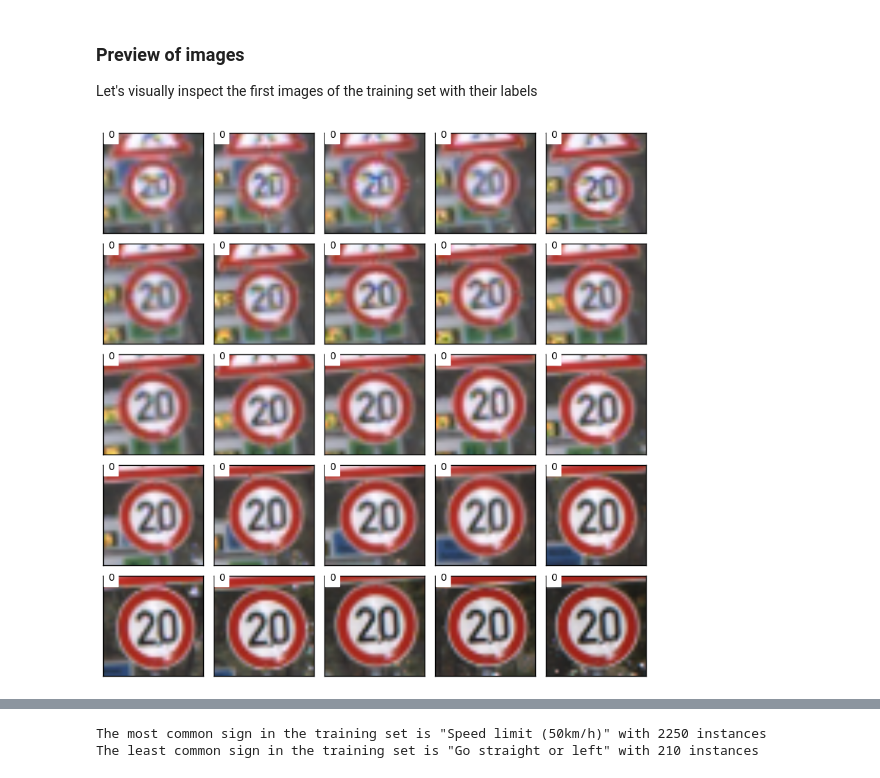
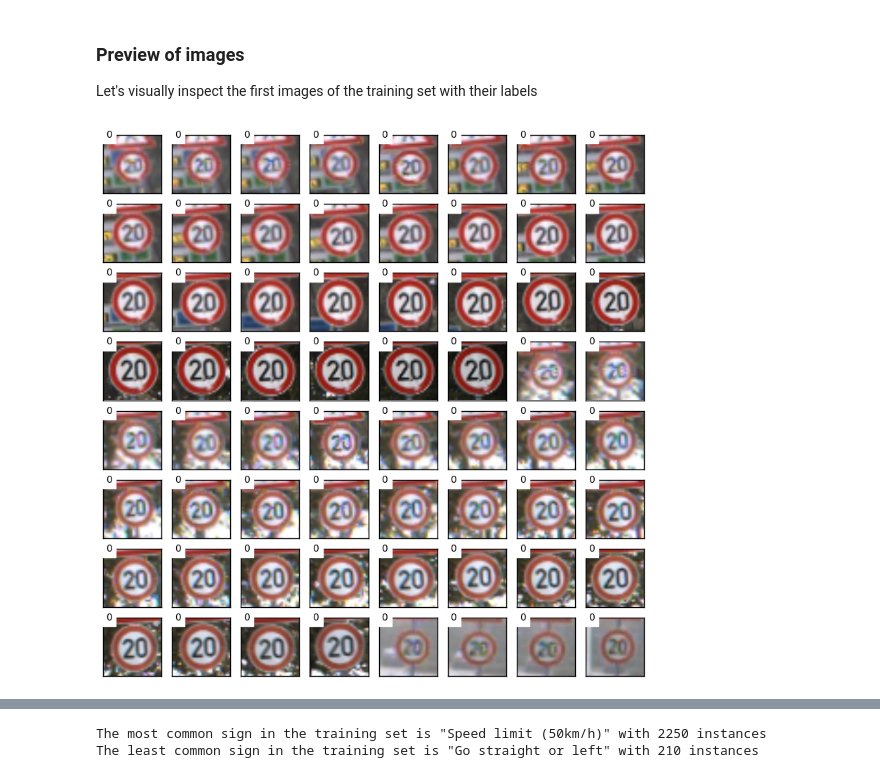
Before and after one commit to 2PetitsVerres/CarND-Traffic-Sign-Classifier-Project, a Jupyter notebook: Traffic_Sign_Classifier.ipynb, the cells around one changed output, grey strips where cells are left out. Saved outputs shown, nothing was run; the diff lists cells and outputs as text; code cells hidden in the pictures.

```diff
--- a/Traffic_Sign_Classifier.ipynb
+++ b/Traffic_Sign_Classifier.ipynb
@@ -96,23 +96,23 @@ Let's visually inspect the first images of the training set with their labels
 # %%
 import matplotlib.pyplot as plt
 
 # function displaying image with their labels
 def show_image(images, idx, labels=None, cmap=None):
     size = np.ceil(np.sqrt(len(idx)))
 
     fig = plt.figure(figsize=(8,8))
     for i in range(len(idx)):
         ax = fig.add_subplot(size, size, i+1)
         ax.imshow(images[idx[i]], cmap=cmap)
         ax.axes.get_xaxis().set_visible(False)
         ax.axes.get_yaxis().set_visible(False)
         if labels is not None:
             plt.text(1,1,str(labels[idx[i]]), color='k',backgroundcolor='w')
     fig.tight_layout()
 
 # Visualizations will be shown in the notebook.
 %matplotlib inline
 
-show_image(X_train, range(25), y_train)
+show_image(X_train, range(64), y_train)
 # %% [output]
-[figure, old version]
+[figure, new version]
```
Also changed, not shown: parts of 18 cells of this notebook.
